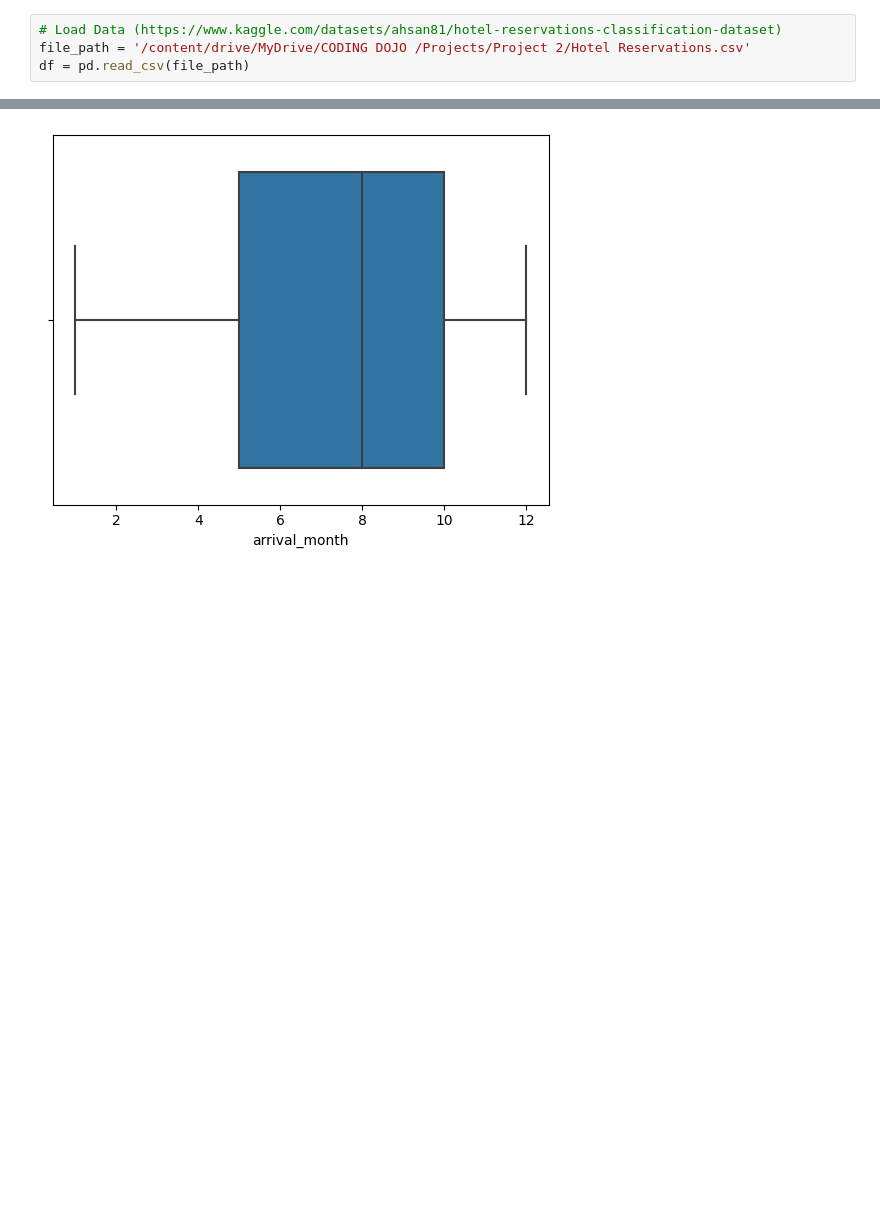
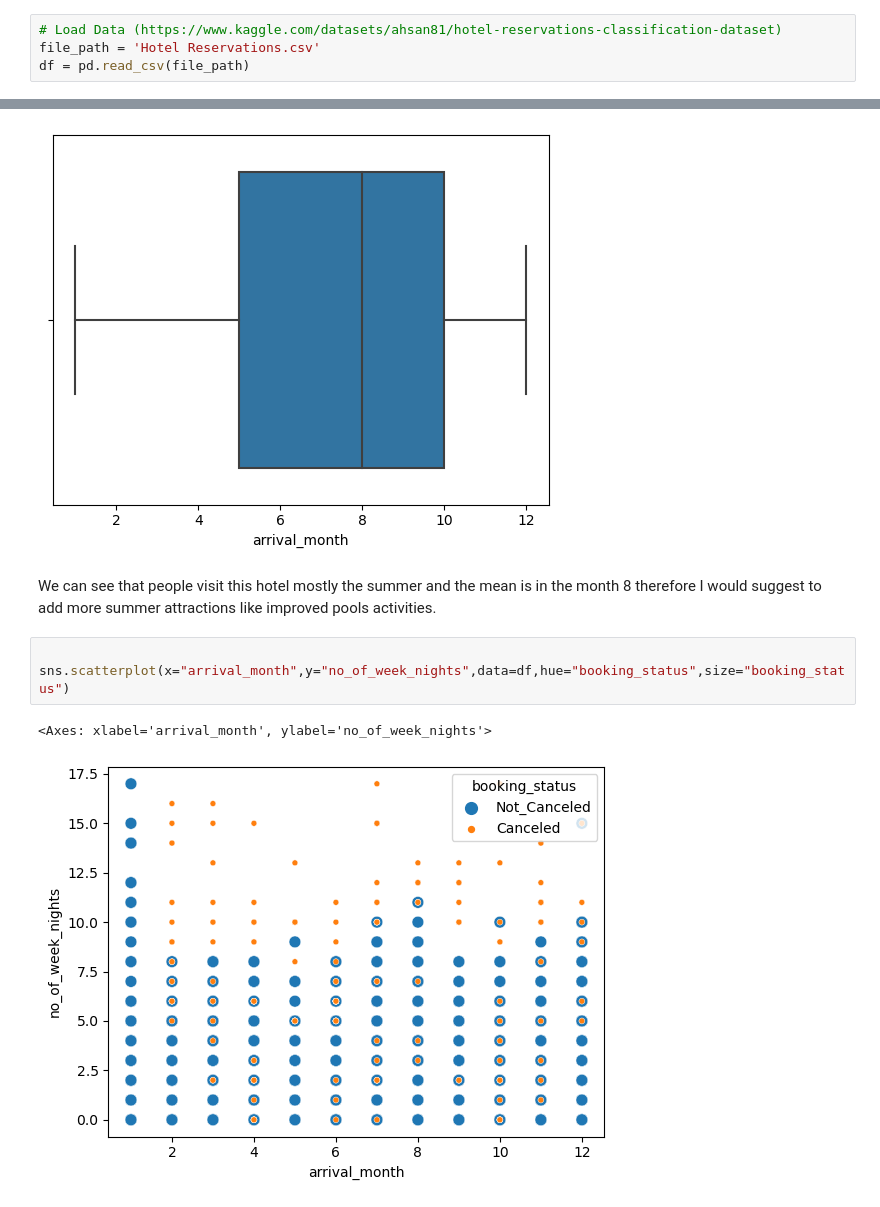
Before and after one commit to Qm1ne/Hotel-booking-cancellation-Prediction, a Jupyter notebook: Hotel_reservation.ipynb, the cells around one changed output, grey strips where cells are left out. Drawn from its saved outputs; the diff is of its cells as text; blank space fills up the shorter version.

Commit message:
Revisited project
cleaning code

```diff
--- a/Hotel_reservation.ipynb
+++ b/Hotel_reservation.ipynb
@@ -29,7 +26,7 @@ from sklearn.pipeline import make_pipeline
 Importing Data
 # %%
 # Load Data (https://www.kaggle.com/datasets/ahsan81/hotel-reservations-classification-dataset)
-file_path = '/content/drive/MyDrive/CODING DOJO /Projects/Project 2/Hotel Reservations.csv'
+file_path = 'Hotel Reservations.csv'
 df = pd.read_csv(file_path)
 # %%
 df.head()
@@ -193,3 +184,11 @@ sns.boxplot(x=df["arrival_month"])
 # %% [output]
 <Axes: xlabel='arrival_month'>
 [figure]
+# %% [markdown]
+We can see that people visit this hotel mostly the summer and the mean is in the month 8 therefore I would suggest to add more summer attractions like improved pools activities.
+# %%
+
+sns.scatterplot(x="arrival_month",y="no_of_week_nights",data=df,hue="booking_status",size="booking_status")
+# %% [output]
+<Axes: xlabel='arrival_month', ylabel='no_of_week_nights'>
+[figure, added]
```
Also changed, not shown: parts of 54 cells of this notebook, 1 other file.
